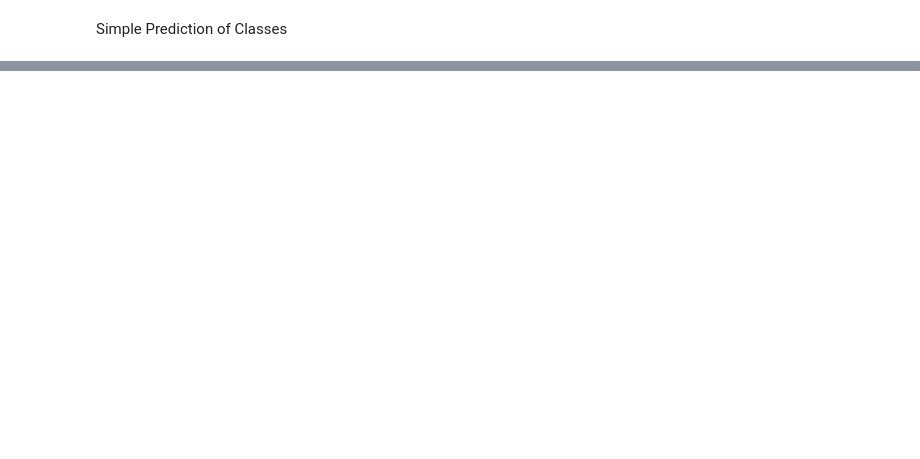
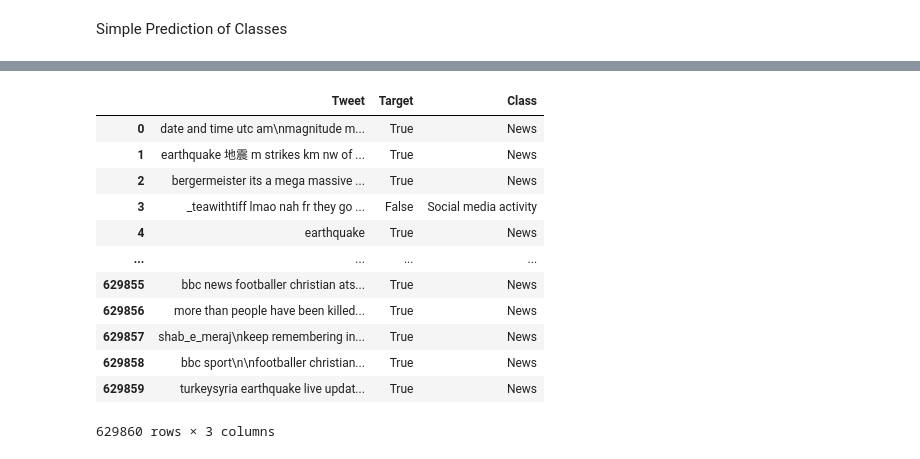
Before and after one commit to sanmevv/Turkey-Earthquake, a Jupyter notebook: Preprocessing2.ipynb, the cells around one changed output, grey strips where cells are left out. Saved outputs shown, nothing was run; the diff lists cells and outputs as text; code cells hidden in the pictures; blank space fills up the shorter version.

```diff
--- a/Preprocessing2.ipynb
+++ b/Preprocessing2.ipynb
@@ -344,3 +342,5 @@ df['Tweet'].isna().sum()
+# %%
+data.dropna(axis = 1, inplace = True)
 # %%
 from sklearn.feature_extraction.text import TfidfVectorizer
 
@@ -399,0 +364,16 @@ df.to_csv('/content/drive/MyDrive/tweet_data_labeled1.csv', index=False)
+# %%
+data
+# %% [output]
+|  | Tweet | Target | Class |
+| 0 | date and time utc am\nmagnitude m... | True | News |
+| 1 | earthquake 地震 m strikes km nw of ... | True | News |
+| 2 | bergermeister its a mega massive ... | True | News |
+| 3 | _teawithtiff lmao nah fr they go ... | False | Social media activity |
+| 4 | earthquake | True | News |
+| ... | ... | ... | ... |
+| 629855 | bbc news footballer christian ats... | True | News |
+| 629856 | more than people have been killed... | True | News |
+| 629857 | shab_e_meraj\nkeep remembering in... | True | News |
+| 629858 | bbc sport\n\nfootballer christian... | True | News |
+| 629859 | turkeysyria earthquake live updat... | True | News |
+629860 rows × 3 columns
```
Also changed, not shown: parts of 24 cells of this notebook.
